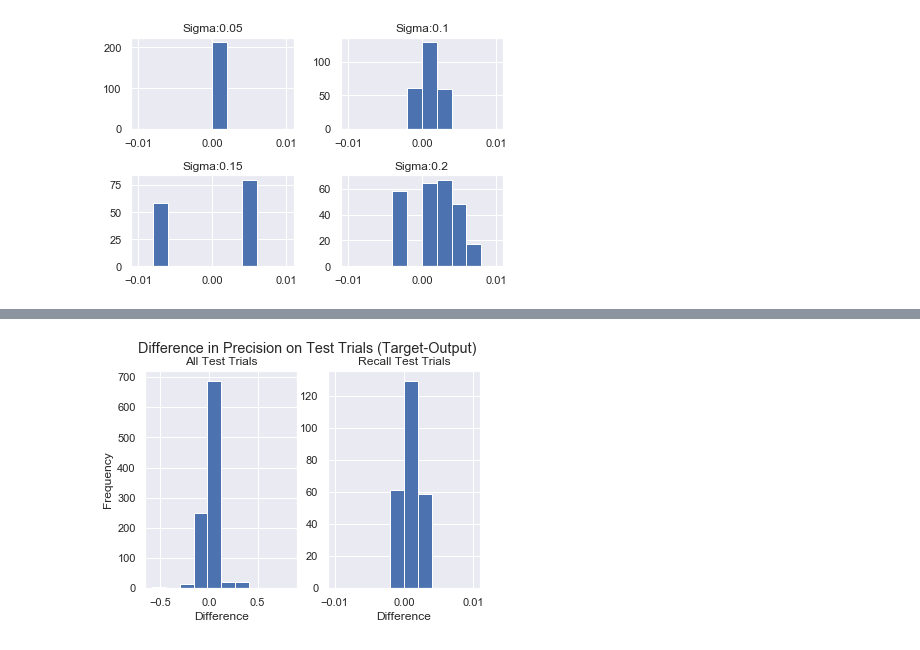
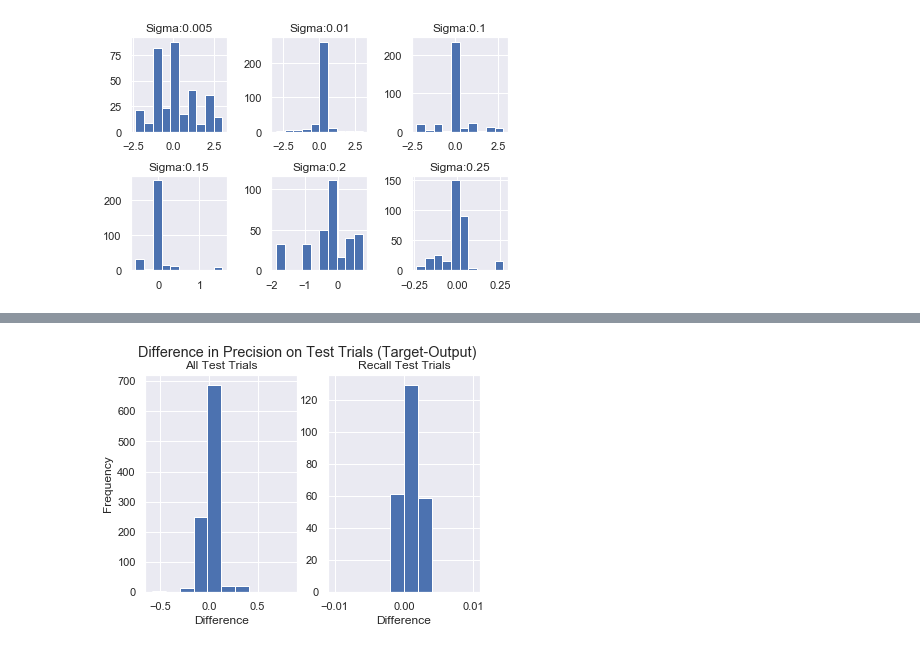
Before and after one commit to AneriSoni/workingmemory, a Jupyter notebook: analysis/decodedoutput.ipynb, the cells around one changed output, grey strips where cells are left out. Cells and saved outputs as stored; diff of their text form; code cells hidden in the pictures.

```diff
--- a/analysis/decodedoutput.ipynb
+++ b/analysis/decodedoutput.ipynb
@@ -79,7 +140,5 @@ for f in files:
 # %%
-base = 'C:/Users/Aneri/go/src/sims/ch10/sir_proj/analysis/'
+A = Precision(base+'Threshold3.4Sigma0.005.csv')
+A.plot_sigma(files_sigma,'C:/Users/Aneri/go/src/leabra/examples/sir_proj/analysis'+'PrecisionvariousSigmaSir2.png')
+# %% [output]
+[figure, added]
-# %%
-A = Precision(base+'TestData/1000TrialsSigma0.1.csv')
-A.plot_sigma(files_sigma,base+'PrecisionvariousSigma.png')
-# %% [output]
-[figure, removed]
```
Also changed, not shown: parts of 8 cells of this notebook, 13 other files.
